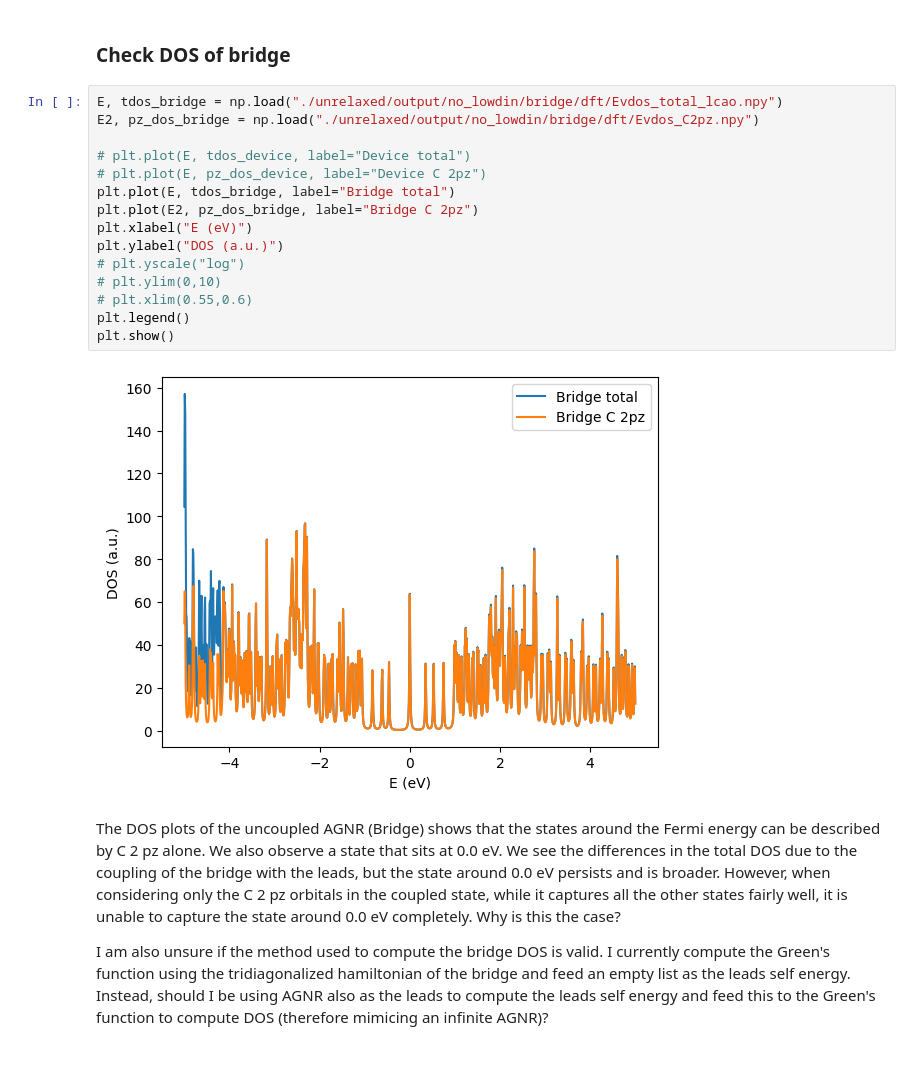
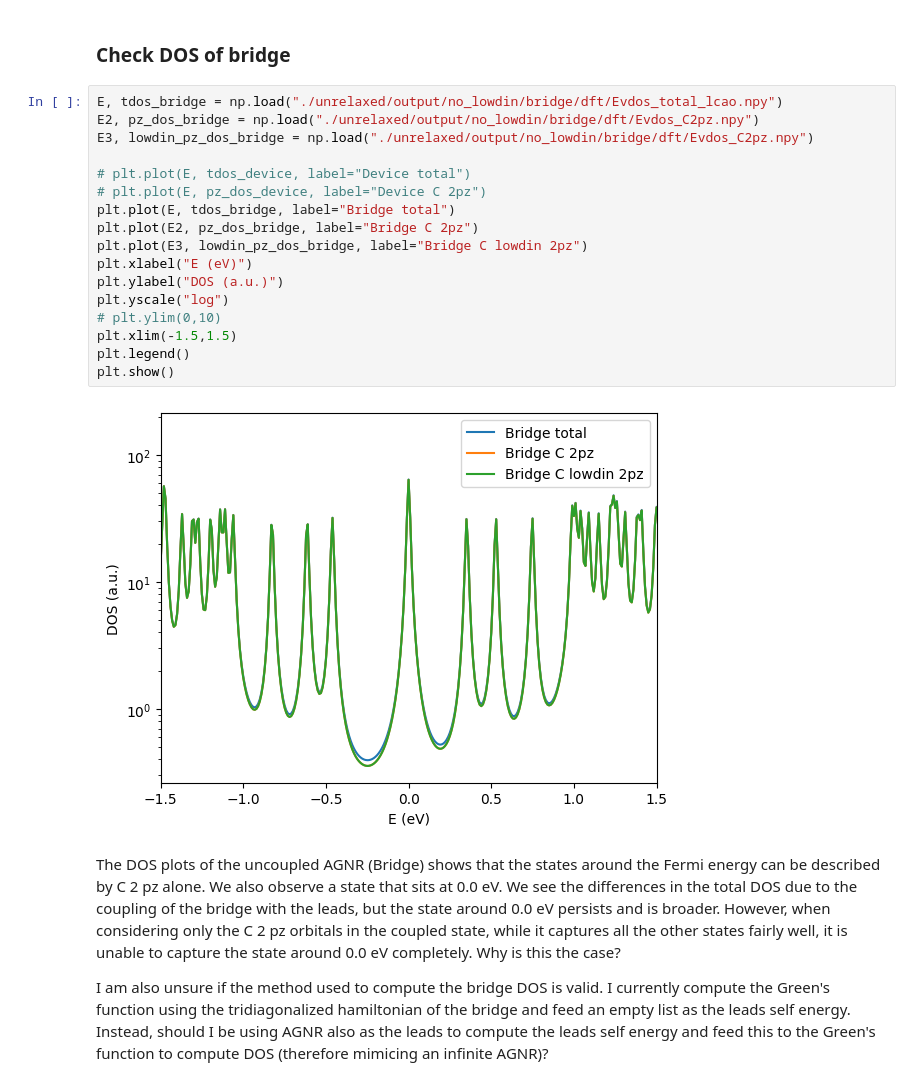
Before and after one commit to aj0337/qtpyt-tests, a Jupyter notebook: CNT_AGNR/checks.ipynb, the cells around one changed output. Drawn from its saved outputs; the diff is of its cells as text.

```diff
--- a/CNT_AGNR/checks.ipynb
+++ b/CNT_AGNR/checks.ipynb
@@ -145,20 +145,22 @@ I'm not sure if there are errors in the DOS computation, or if the hamiltonian i
 # %%
 E, tdos_bridge = np.load("./unrelaxed/output/no_lowdin/bridge/dft/Evdos_total_lcao.npy")
 E2, pz_dos_bridge = np.load("./unrelaxed/output/no_lowdin/bridge/dft/Evdos_C2pz.npy")
+E3, lowdin_pz_dos_bridge = np.load("./unrelaxed/output/no_lowdin/bridge/dft/Evdos_C2pz.npy")
 
 # plt.plot(E, tdos_device, label="Device total")
 # plt.plot(E, pz_dos_device, label="Device C 2pz")
 plt.plot(E, tdos_bridge, label="Bridge total")
 plt.plot(E2, pz_dos_bridge, label="Bridge C 2pz")
+plt.plot(E3, lowdin_pz_dos_bridge, label="Bridge C lowdin 2pz")
 plt.xlabel("E (eV)")
 plt.ylabel("DOS (a.u.)")
-# plt.yscale("log")
+plt.yscale("log")
 # plt.ylim(0,10)
-# plt.xlim(0.55,0.6)
+plt.xlim(-1.5,1.5)
 plt.legend()
 plt.show()
 # %% [output]
-[figure, old version]
+[figure, new version]
 # %% [markdown]
 The DOS plots of the uncoupled AGNR (Bridge) shows that the states around the Fermi energy can be described by C 2 pz alone. We also observe a state that sits at 0.0 eV. We see the differences in the total DOS due to the coupling of the bridge with the leads, but the state around 0.0 eV persists and is broader. However, when considering only the C 2 pz orbitals in the coupled state, while it captures all the other states fairly well, it is unable to capture the state around 0.0 eV completely. Why is this the case?
 
```
Also changed, not shown: 21 other files.
